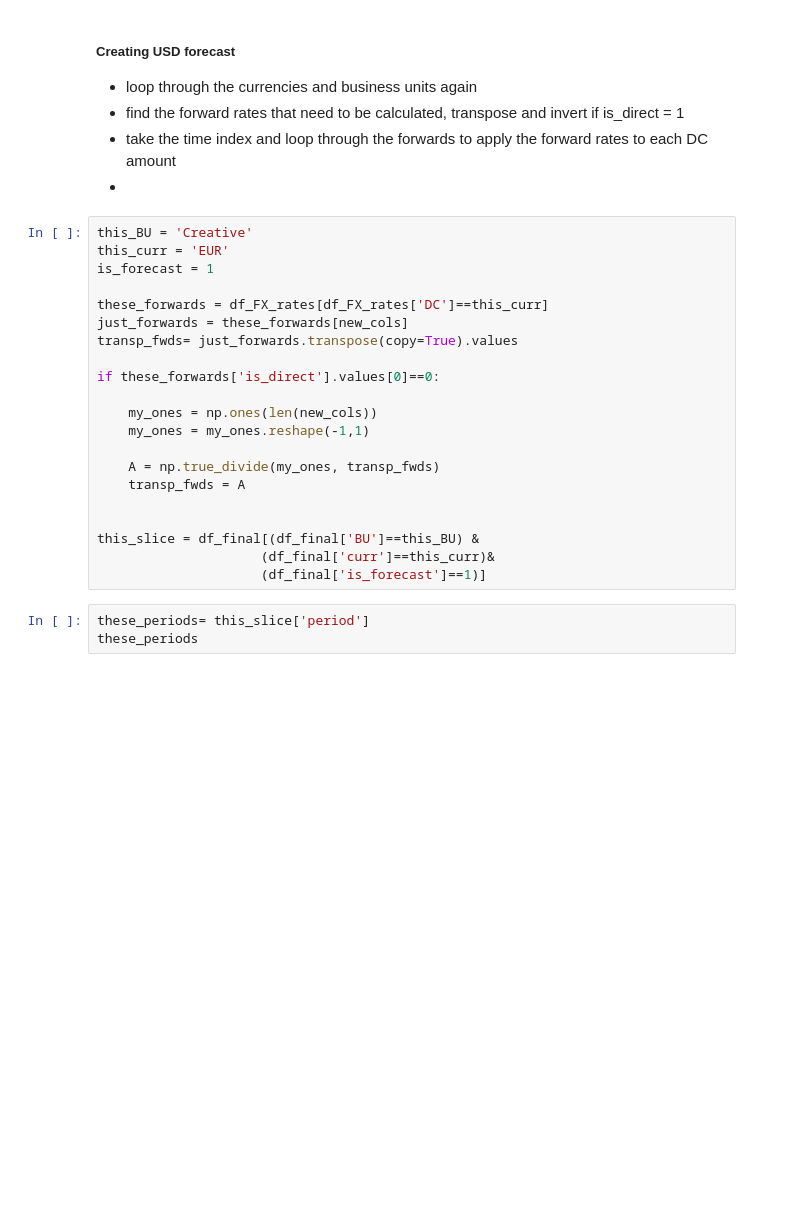
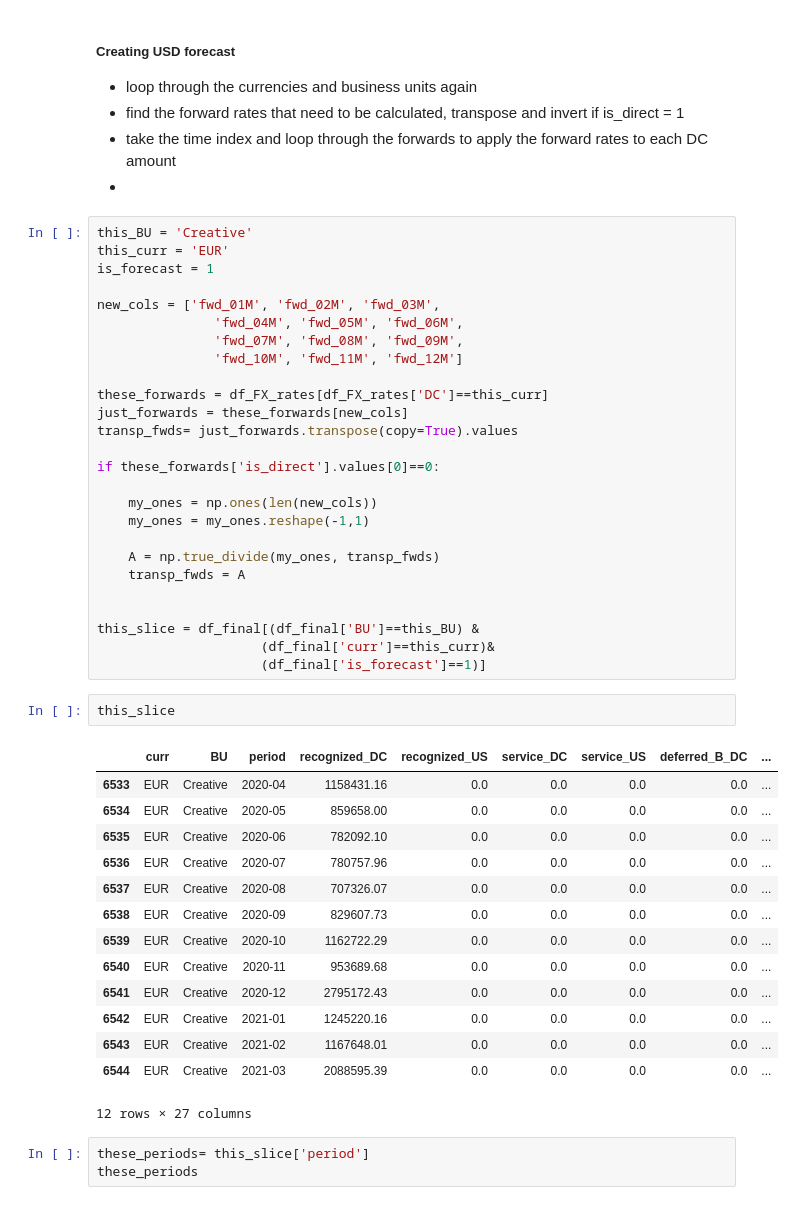
Before and after one commit to davidjsmith44/Deferred_Revenue_Forecast, a Jupyter notebook: notebooks/deferred_revenue_forecast.ipynb, the cells around one changed output. Cells and saved outputs as stored; diff of their text form; blank space fills up the shorter version.

```diff
--- a/notebooks/deferred_revenue_forecast.ipynb
+++ b/notebooks/deferred_revenue_forecast.ipynb
@@ -2058,6 +2058,11 @@ df_FX_rates.head(15)
 this_BU = 'Creative'
 this_curr = 'EUR'
 is_forecast = 1
+
+new_cols = ['fwd_01M', 'fwd_02M', 'fwd_03M',
+               'fwd_04M', 'fwd_05M', 'fwd_06M',
+               'fwd_07M', 'fwd_08M', 'fwd_09M',
+               'fwd_10M', 'fwd_11M', 'fwd_12M']
 
 these_forwards = df_FX_rates[df_FX_rates['DC']==this_curr]
 just_forwards = these_forwards[new_cols]
@@ -2075,6 +2080,23 @@ if these_forwards['is_direct'].values[0]==0:
 this_slice = df_final[(df_final['BU']==this_BU) &
                      (df_final['curr']==this_curr)&
                      (df_final['is_forecast']==1)]
+# %%
+this_slice
+# %% [output]
+|  | curr | BU | period | recognized_DC | recognized_US | service_DC | service_US | deferred_B_DC | ... |
+| 6533 | EUR | Creative | 2020-04 | 1158431.16 | 0.0 | 0.0 | 0.0 | 0.0 | ... |
+| 6534 | EUR | Creative | 2020-05 | 859658.00 | 0.0 | 0.0 | 0.0 | 0.0 | ... |
+| 6535 | EUR | Creative | 2020-06 | 782092.10 | 0.0 | 0.0 | 0.0 | 0.0 | ... |
+| 6536 | EUR | Creative | 2020-07 | 780757.96 | 0.0 | 0.0 | 0.0 | 0.0 | ... |
+| 6537 | EUR | Creative | 2020-08 | 707326.07 | 0.0 | 0.0 | 0.0 | 0.0 | ... |
+| 6538 | EUR | Creative | 2020-09 | 829607.73 | 0.0 | 0.0 | 0.0 | 0.0 | ... |
+| 6539 | EUR | Creative | 2020-10 | 1162722.29 | 0.0 | 0.0 | 0.0 | 0.0 | ... |
+| 6540 | EUR | Creative | 2020-11 | 953689.68 | 0.0 | 0.0 | 0.0 | 0.0 | ... |
+| 6541 | EUR | Creative | 2020-12 | 2795172.43 | 0.0 | 0.0 | 0.0 | 0.0 | ... |
+| 6542 | EUR | Creative | 2021-01 | 1245220.16 | 0.0 | 0.0 | 0.0 | 0.0 | ... |
+| 6543 | EUR | Creative | 2021-02 | 1167648.01 | 0.0 | 0.0 | 0.0 | 0.0 | ... |
+| 6544 | EUR | Creative | 2021-03 | 2088595.39 | 0.0 | 0.0 | 0.0 | 0.0 | ... |
+12 rows × 27 columns
 # %%
 these_periods= this_slice['period']
 these_periods
```
Also changed, not shown: parts of 25 cells of this notebook, 1 other file.
